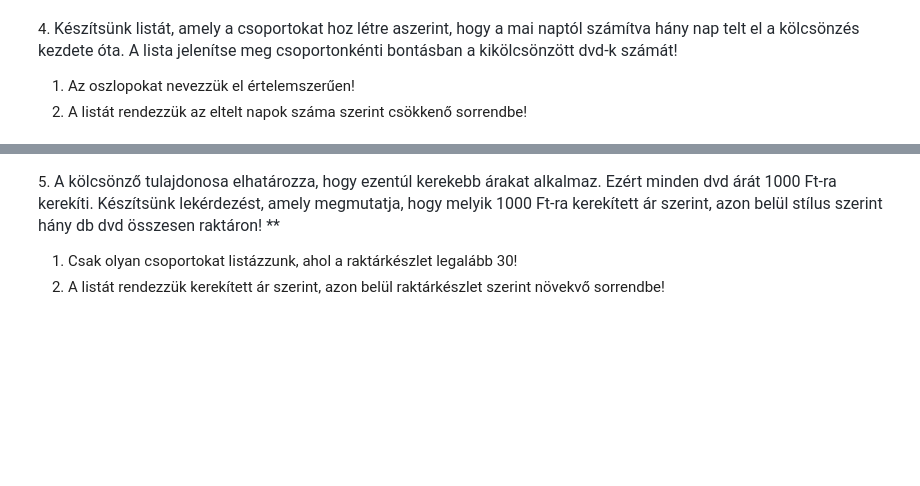
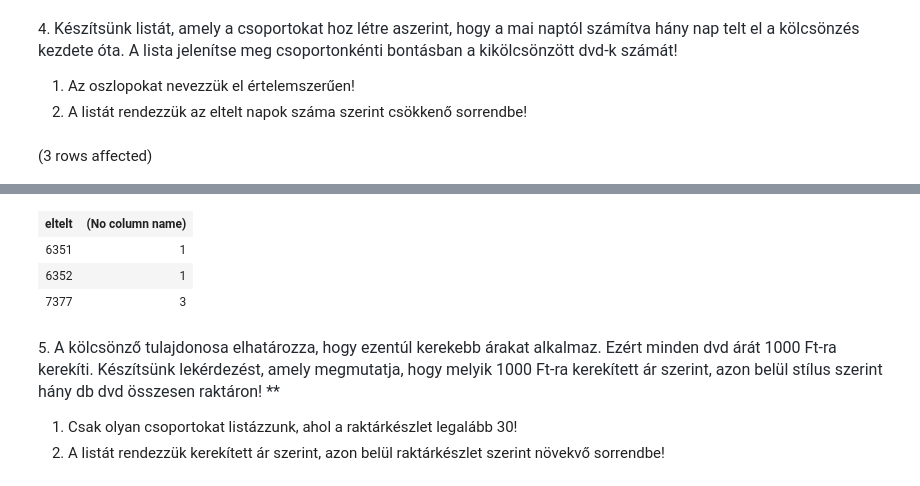
Before and after one commit to BorbelyBalazsCorvinus/Databases_OACMUT, a Jupyter notebook: gyakorlat02_feladatok .ipynb, the cells around one changed output, grey strips where cells are left out. Cells and saved outputs as stored; diff of their text form; code cells hidden in the pictures; blank space fills up the shorter version.

```diff
--- a/gyakorlat02_feladatok .ipynb
+++ b/gyakorlat02_feladatok .ipynb
@@ -53,3 +78,8 @@ c. Szintén hagyjuk ki azokat a csoportokat, ahol a csoport elemszáma 3-nál ki
 
 1. Az oszlopokat nevezzük el értelemszerűen!
 2. A listát rendezzük az eltelt napok száma szerint csökkenő sorrendbe!
+# %%
+select DATEDIFF(day, ki_datum, GETDATE()) as eltelt, count(ID) from kolcsonzesek
+group by DATEDIFF(day, ki_datum, GETDATE())
+# %% [output]
+(3 rows affected)
@@ -56,3 +87,7 @@ c. Szintén hagyjuk ki azokat a csoportokat, ahol a csoport elemszáma 3-nál ki
+| eltelt | (No column name) |
+| 6351 | 1 |
+| 6352 | 1 |
+| 7377 | 3 |
 # %% [markdown]
 5. <span style="color: rgb(36, 41, 47); font-family: -apple-system, BlinkMacSystemFont, &quot;Segoe UI&quot;, Helvetica, Arial, sans-serif, &quot;Apple Color Emoji&quot;, &quot;Segoe UI Emoji&quot;; font-size: 16px;">A kölcsönző tulajdonosa elhatározza, hogy ezentúl kerekebb árakat alkalmaz. Ezért minden dvd árát 1000 Ft-ra kerekíti. Készítsünk lekérdezést, amely megmutatja, hogy melyik 1000 Ft-ra kerekített ár szerint, azon belül stílus szerint hány db dvd összesen raktáron! **</span>
 
```
Also changed, not shown: parts of 3 cells of this notebook.
